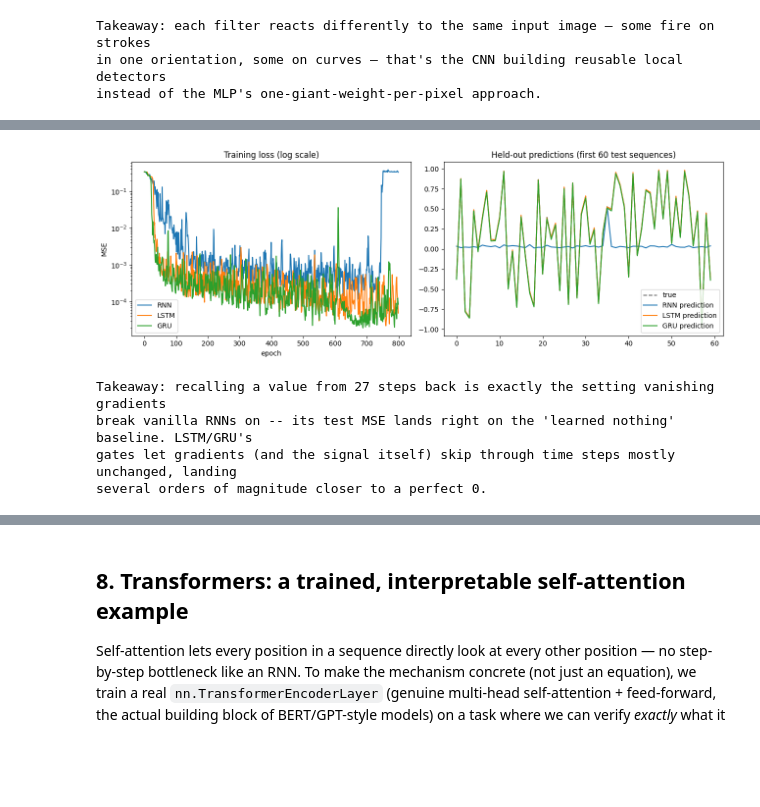
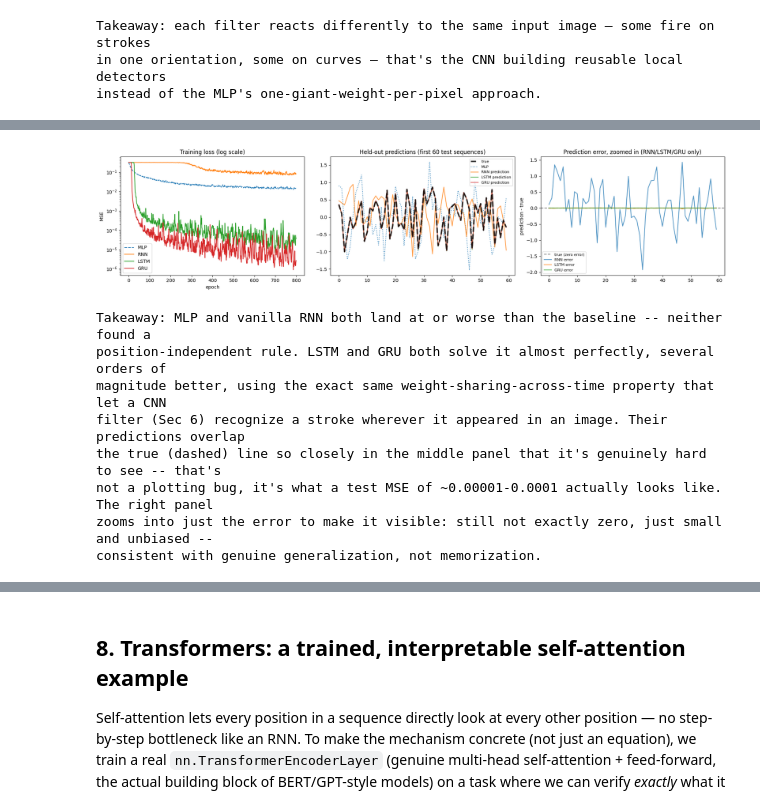
Before and after one commit to manuzrpEd/ANNs_Explained, a Jupyter notebook: ANNs_Explained.ipynb, the cells around one changed output, grey strips where cells are left out. Drawn from its saved outputs; the diff is of its cells as text; code cells hidden in the pictures; blank space fills up the shorter version.

```diff
--- a/ANNs_Explained.ipynb
+++ b/ANNs_Explained.ipynb
@@ -298,6 +419,8 @@ torch.manual_seed(SEED)
 deep = FeedForwardNN(n_hidden_layers=4, n_neurons=16)
 losses_deep = train_model(deep, Xtr, ytr)
 
-print(f"shallow: {sum(p.numel() for p in shallow.parameters())} params, test acc = {accuracy(shallow, Xte, yte):.1%}")
-print(f"deep:    {sum(p.numel() for p in deep.parameters())} params, test acc = {accuracy(deep, Xte, yte):.1%}")
+print(f"{'model':8s} {'params':>7s} {'train acc':>10s} {'test acc':>9s}")
+for name, model in [("shallow", shallow), ("deep", deep)]:
+    n_params = sum(p.numel() for p in model.parameters())
+    print(f"{name:8s} {n_params:7d} {accuracy(model, Xtr, ytr):9.1%} {accuracy(model, Xte, yte):9.1%}")
 # %% [output]
@@ -528,31 +992,52 @@ GRU   test MSE = 0.000186
 # %%
-fig, axes = plt.subplots(1, 2, figsize=(13, 4.5))
+fig, axes = plt.subplots(1, 3, figsize=(19, 4.5))
 
+axes[0].plot(mlp_train_losses, label="MLP", linestyle="--")
 for cell, l in losses_seq.items():
     axes[0].plot(l, label=cell)
 axes[0].set_xlabel("epoch")
 axes[0].set_ylabel("MSE")
 axes[0].set_yscale("log")
 axes[0].set_title("Training loss (log scale)")
 axes[0].legend()
 
-axes[1].plot(y_seq_test[:60].numpy().ravel(), "k--", label="true", alpha=0.6)
+# true values plotted thick + on top (zorder), since LSTM/GRU's predictions overlap it almost exactly
+axes[1].plot(y_seq_test[:60].numpy().ravel(), "k--", label="true", linewidth=3, zorder=10, alpha=0.8)
+with torch.no_grad():
+    axes[1].plot(mlp_seq(X_seq_test_flat[:60]).numpy().ravel(), label="MLP", linestyle=":", alpha=0.9)
+    for cell, m in models_seq.items():
+        axes[1].plot(m(X_seq_test[:60]).numpy().ravel(), label=f"{cell} prediction", alpha=0.8)
+axes[1].set_title("Held-out predictions (first 60 test sequences)")
+axes[1].legend(fontsize=8)
+
+# zoomed-in view of prediction ERROR (residual), since LSTM/GRU's residuals are too small to see above
+axes[2].axhline(0, color="black", linestyle="--", alpha=0.5, label="true (zero error)")
 with torch.no_grad():
     for cell, m in models_seq.items():
-        axes[1].plot(m(X_seq_test[:60]).numpy().ravel(), label=f"{cell} prediction")
-axes[1].set_title("Held-out predictions (first 60 test sequences)")
-axes[1].legend()
+        residual = (m(X_seq_test[:60]) - y_seq_test[:60]).numpy().ravel()
+        axes[2].plot(residual, label=f"{cell} error", alpha=0.8)
+axes[2].set_title("Prediction error, zoomed in (RNN/LSTM/GRU only)")
+axes[2].set_ylabel("prediction - true")
+axes[2].legend(fontsize=8)
 
 plt.tight_layout()
 plt.show()
 
-print("Takeaway: recalling a value from 27 steps back is exactly the setting vanishing gradients")
-print("break vanilla RNNs on -- its test MSE lands right on the 'learned nothing' baseline. LSTM/GRU's")
-print("gates let gradients (and the signal itself) skip through time steps mostly unchanged, landing")
-print("several orders of magnitude closer to a perfect 0.")
+print("Takeaway: MLP and vanilla RNN both land at or worse than the baseline -- neither found a")
+print("position-independent rule. LSTM and GRU both solve it almost perfectly, several orders of")
+print("magnitude better, using the exact same weight-sharing-across-time property that let a CNN")
+print("filter (Sec 6) recognize a stroke wherever it appeared in an image. Their predictions overlap")
+print("the true (dashed) line so closely in the middle panel that it's genuinely hard to see -- that's")
+print("not a plotting bug, it's what a test MSE of ~0.00001-0.0001 actually looks like. The right panel")
+print("zooms into just the error to make it visible: still not exactly zero, just small and unbiased --")
+print("consistent with genuine generalization, not memorization.")
 # %% [output]
-[figure, old version]
+[figure, new version]
-Takeaway: recalling a value from 27 steps back is exactly the setting vanishing gradients
-break vanilla RNNs on -- its test MSE lands right on the 'learned nothing' baseline. LSTM/GRU's
-gates let gradients (and the signal itself) skip through time steps mostly unchanged, landing
-several orders of magnitude closer to a perfect 0.
+Takeaway: MLP and vanilla RNN both land at or worse than the baseline -- neither found a
+position-independent rule. LSTM and GRU both solve it almost perfectly, several orders of
+magnitude better, using the exact same weight-sharing-across-time property that let a CNN
+filter (Sec 6) recognize a stroke wherever it appeared in an image. Their predictions overlap
+the true (dashed) line so closely in the middle panel that it's genuinely hard to see -- that's
+not a plotting bug, it's what a test MSE of ~0.00001-0.0001 actually looks like. The right panel
+zooms into just the error to make it visible: still not exactly zero, just small and unbiased --
+consistent with genuine generalization, not memorization.
```
Also changed, not shown: parts of 34 cells of this notebook, 1 other file.
